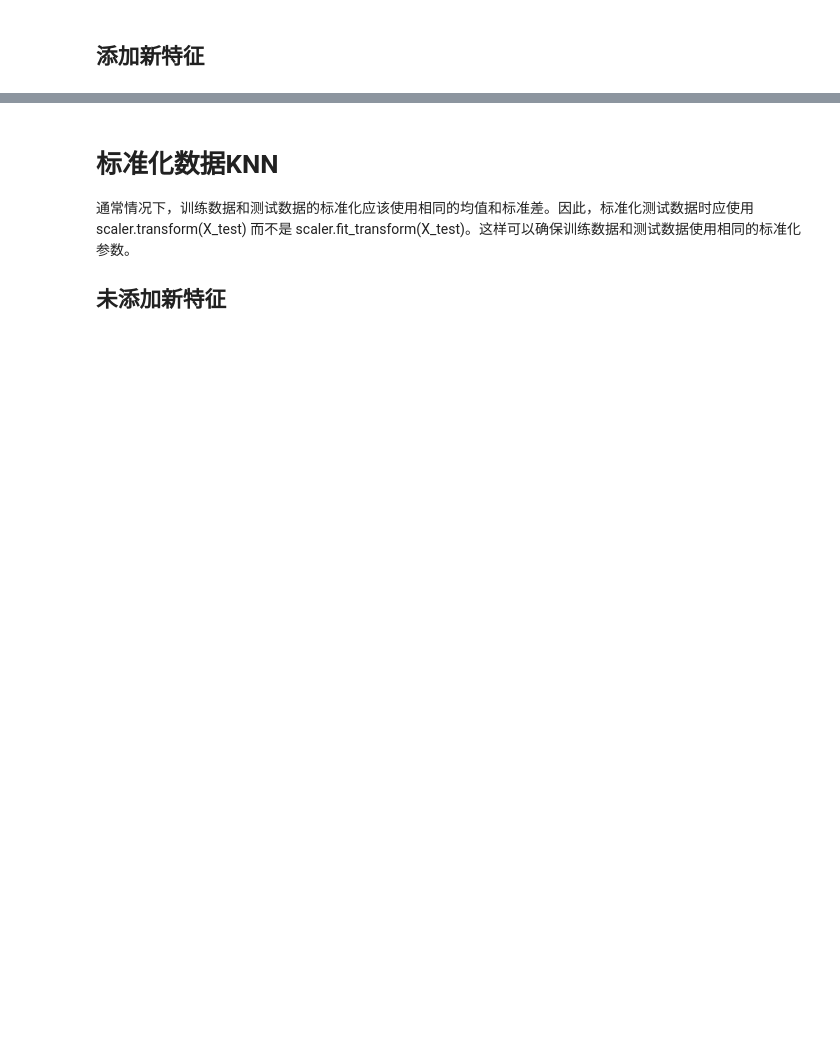
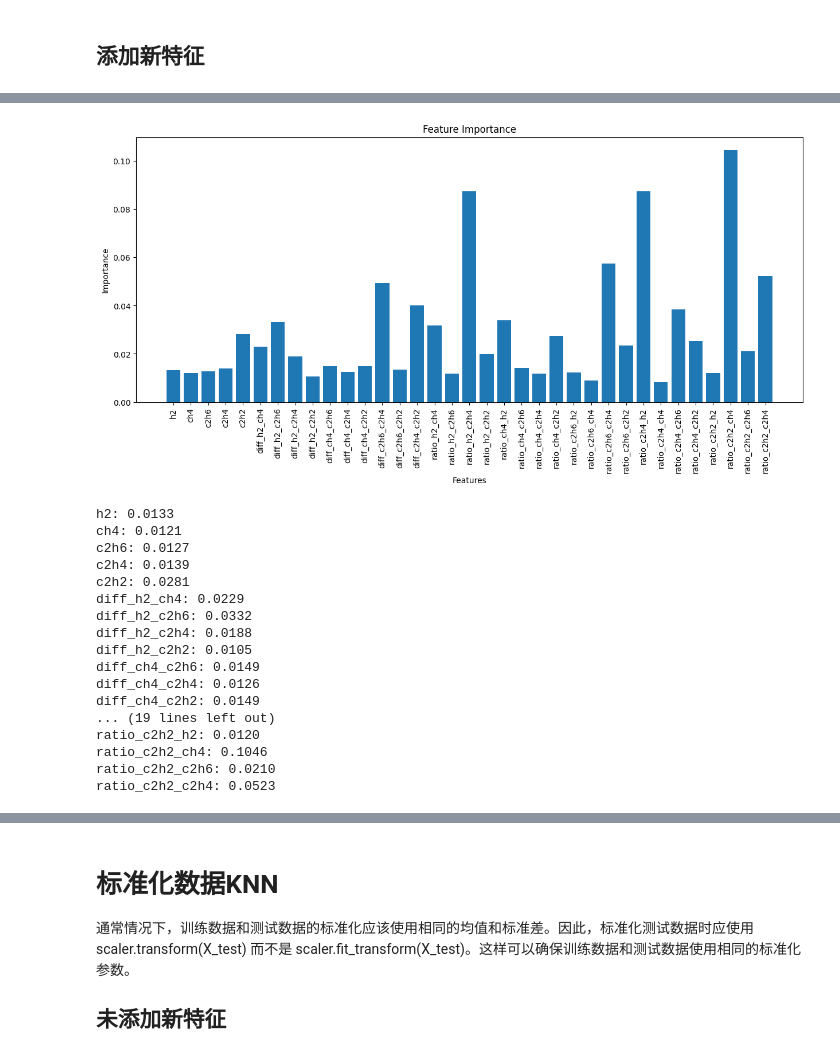
Before and after one commit to Sihan0229/DGA, a Jupyter notebook: Dissolved-Gas-Analysis/dga_mydata.ipynb, the cells around one changed output, grey strips where cells are left out. Saved outputs shown, nothing was run; the diff lists cells and outputs as text; code cells hidden in the pictures; blank space fills up the shorter version.

```diff
--- a/Dissolved-Gas-Analysis/dga_mydata.ipynb
+++ b/Dissolved-Gas-Analysis/dga_mydata.ipynb
@@ -582,23 +640,44 @@ XGBClassifier(base_score=None, booster=None, callbacks=None,
 # %%
 import xgboost as xgb
 import matplotlib.pyplot as plt
 
 # 假设 xgb1, X_train, y_train, X_test, y_test 已经定义
 
 # 获取特征重要性（使用 "gain"）
 importance = xgb1.feature_importances_
 
 # 可视化特征重要性
+# 设定图片尺寸
+plt.figure(figsize=(15, 6))
 plt.bar(range(len(importance)), importance)
 plt.xticks(range(len(importance)), X_new_train.columns, rotation='vertical') # X_train.columns 是特征名称
 plt.xlabel("Features")
 plt.ylabel("Importance")
 plt.title("Feature Importance")
 plt.show()
 
 # 打印特征重要性
 for i, feature in enumerate(X_new_train.columns):
     print(f"{feature}: {importance[i]:.4f}")
+# %% [output]
+[figure, added]
+h2: 0.0133
+ch4: 0.0121
+c2h6: 0.0127
+c2h4: 0.0139
+c2h2: 0.0281
+diff_h2_ch4: 0.0229
+diff_h2_c2h6: 0.0332
+diff_h2_c2h4: 0.0188
+diff_h2_c2h2: 0.0105
+diff_ch4_c2h6: 0.0149
+diff_ch4_c2h4: 0.0126
+diff_ch4_c2h2: 0.0149
+... (19 lines left out)
+ratio_c2h2_h2: 0.0120
+ratio_c2h2_ch4: 0.1046
+ratio_c2h2_c2h6: 0.0210
+ratio_c2h2_c2h4: 0.0523
 # %%
 from sklearn.metrics import classification_report, confusion_matrix, accuracy_score
 result_new = confusion_matrix(y_new_test, preds_new)
```
Also changed, not shown: parts of 31 cells of this notebook, 4 other files.
